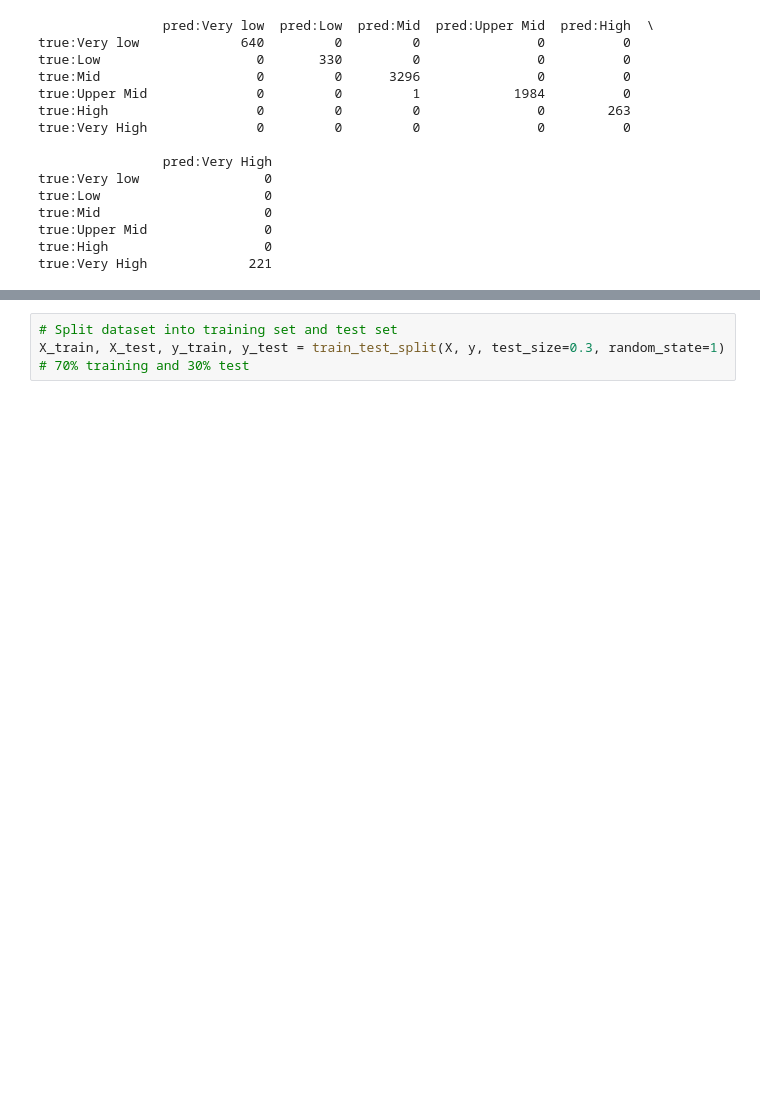
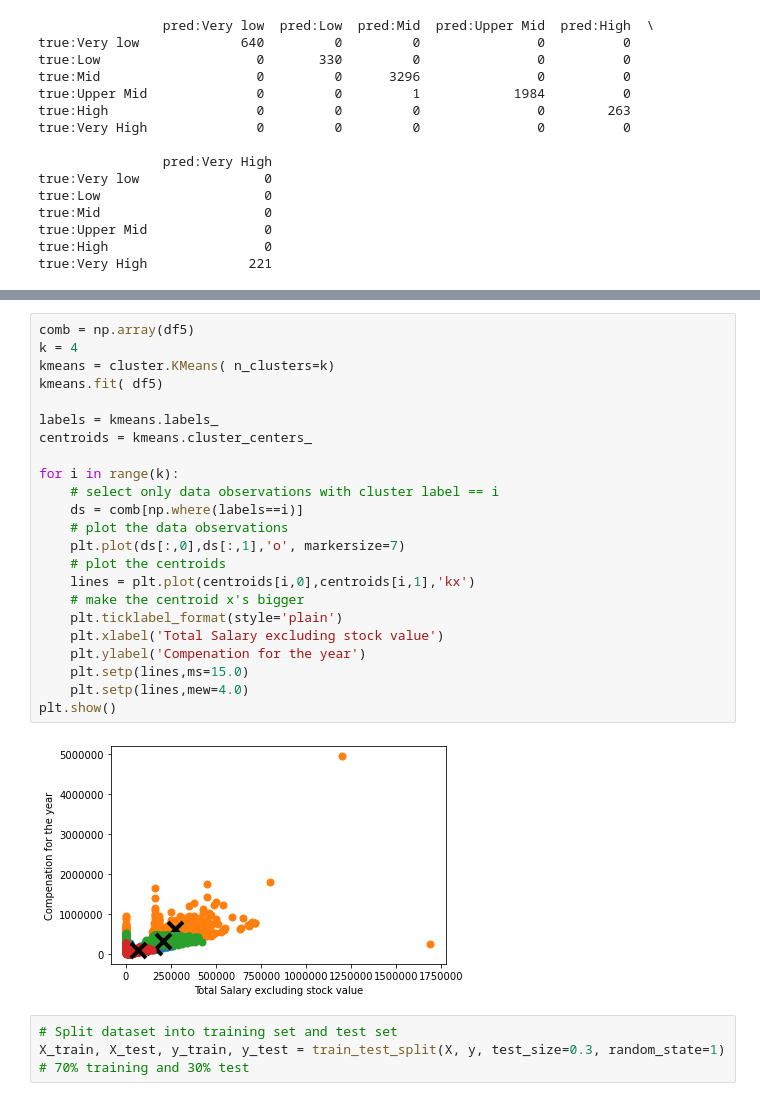
Before and after one commit to jason-szeto/AI-asg-2, a Jupyter notebook: STEM salaries predictions .ipynb, the cells around one changed output, grey strips where cells are left out. Cells and saved outputs as stored; diff of their text form; blank space fills up the shorter version.

```diff
--- a/STEM salaries predictions .ipynb
+++ b/STEM salaries predictions .ipynb
@@ -292,3 +289,28 @@ y = iris.Species # Target variable
+# %%
+comb = np.array(df5)
+k = 4
+kmeans = cluster.KMeans( n_clusters=k)
+kmeans.fit( df5)
+
+labels = kmeans.labels_
+centroids = kmeans.cluster_centers_
+
+for i in range(k):
+    # select only data observations with cluster label == i
+    ds = comb[np.where(labels==i)]
+    # plot the data observations
+    plt.plot(ds[:,0],ds[:,1],'o', markersize=7)
+    # plot the centroids
+    lines = plt.plot(centroids[i,0],centroids[i,1],'kx')
+    # make the centroid x's bigger
+    plt.ticklabel_format(style='plain')
+    plt.xlabel('Total Salary excluding stock value')
+    plt.ylabel('Compenation for the year')
+    plt.setp(lines,ms=15.0)
+    plt.setp(lines,mew=4.0)
+plt.show()
+# %% [output]
+[figure, added]
 # %%
 # Split dataset into training set and test set
 X_train, X_test, y_train, y_test = train_test_split(X, y, test_size=0.3, random_state=1) # 70% training and 30% test
```
Also changed, not shown: parts of 4 cells of this notebook.
